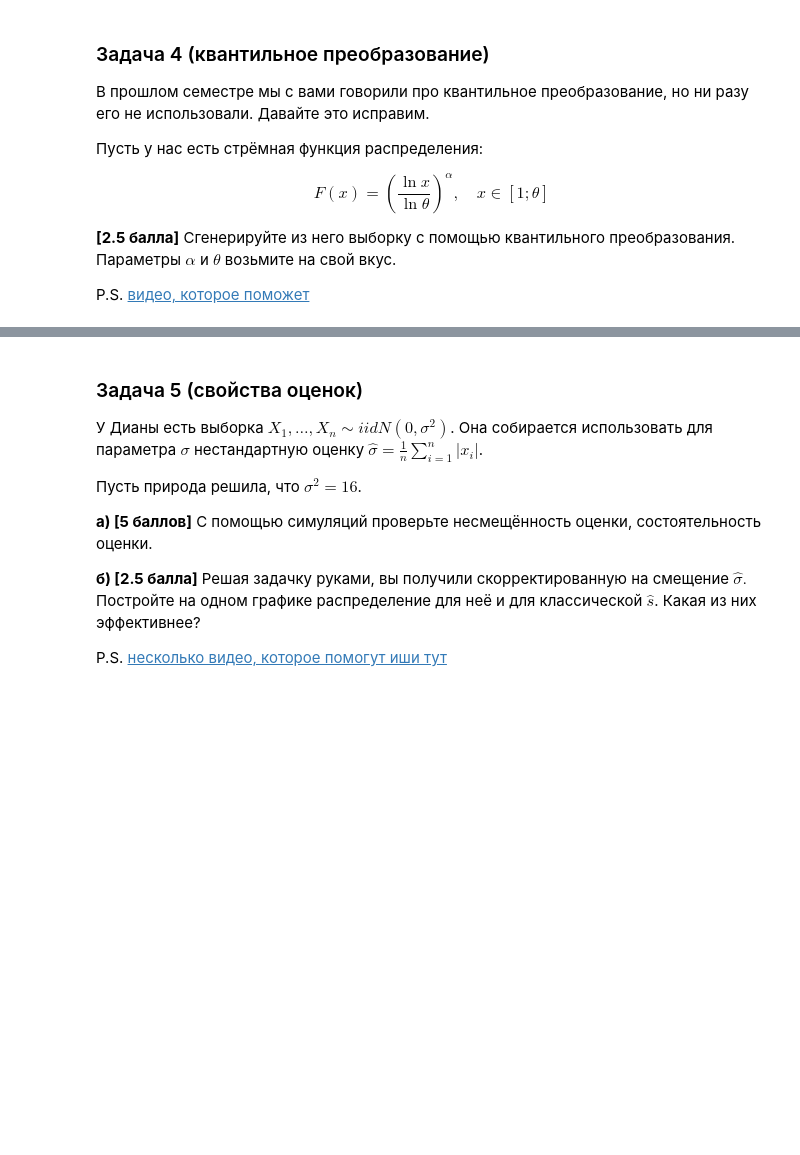
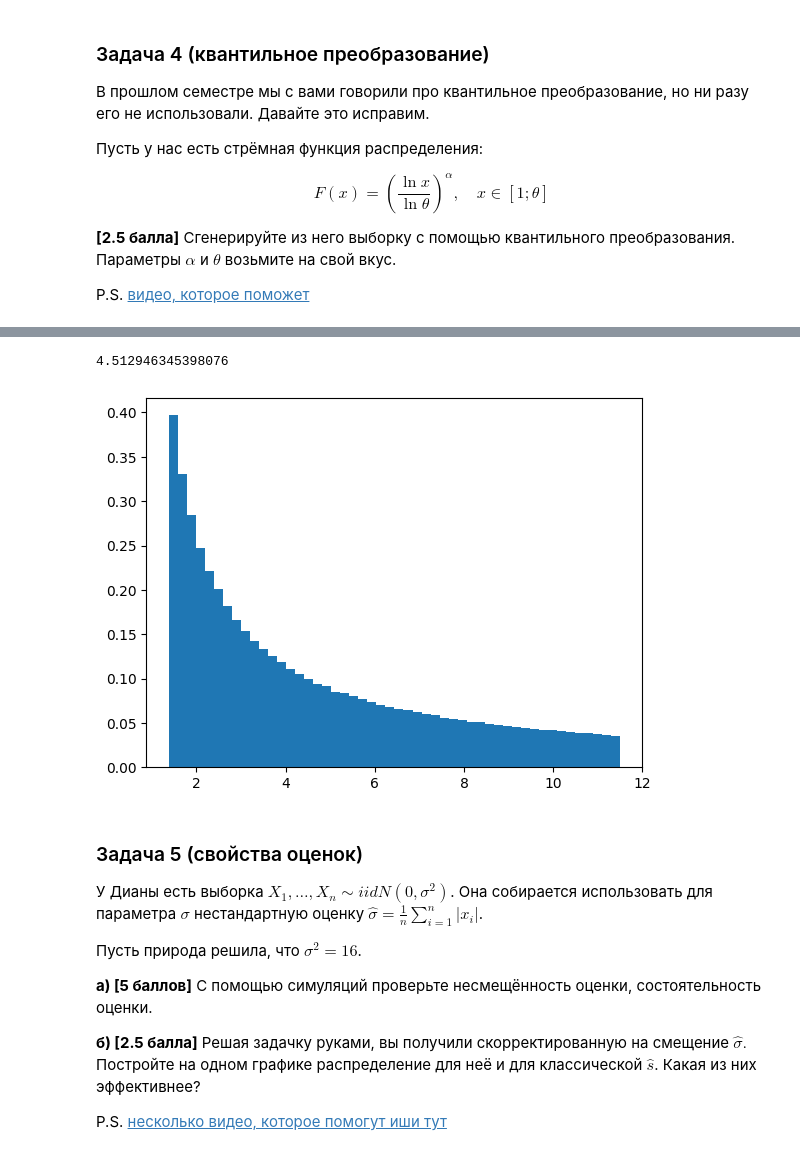
Before and after one commit to Kulikov17/MLDS_math_2022, a Jupyter notebook: hw_matstat/yam_hw01-hakuna_matata.ipynb, the cells around one changed output, grey strips where cells are left out. Saved outputs shown, nothing was run; the diff lists cells and outputs as text; code cells hidden in the pictures; blank space fills up the shorter version.

```diff
--- a/hw_matstat/yam_hw01-hakuna_matata.ipynb
+++ b/hw_matstat/yam_hw01-hakuna_matata.ipynb
@@ -359,3 +380,11 @@ P.S. [видео, которое поможет](https://www.youtube.com/watch?v
+# %%
+np.mean(x)
+# %% [output]
+4.512946345398076
+# %%
+plt.hist(x, density = True, bins=50);
+# %% [output]
+[figure, added]
 # %% [markdown]
 ### Задача 5 (свойства оценок)
 
```
Also changed, not shown: parts of 6 cells of this notebook.
